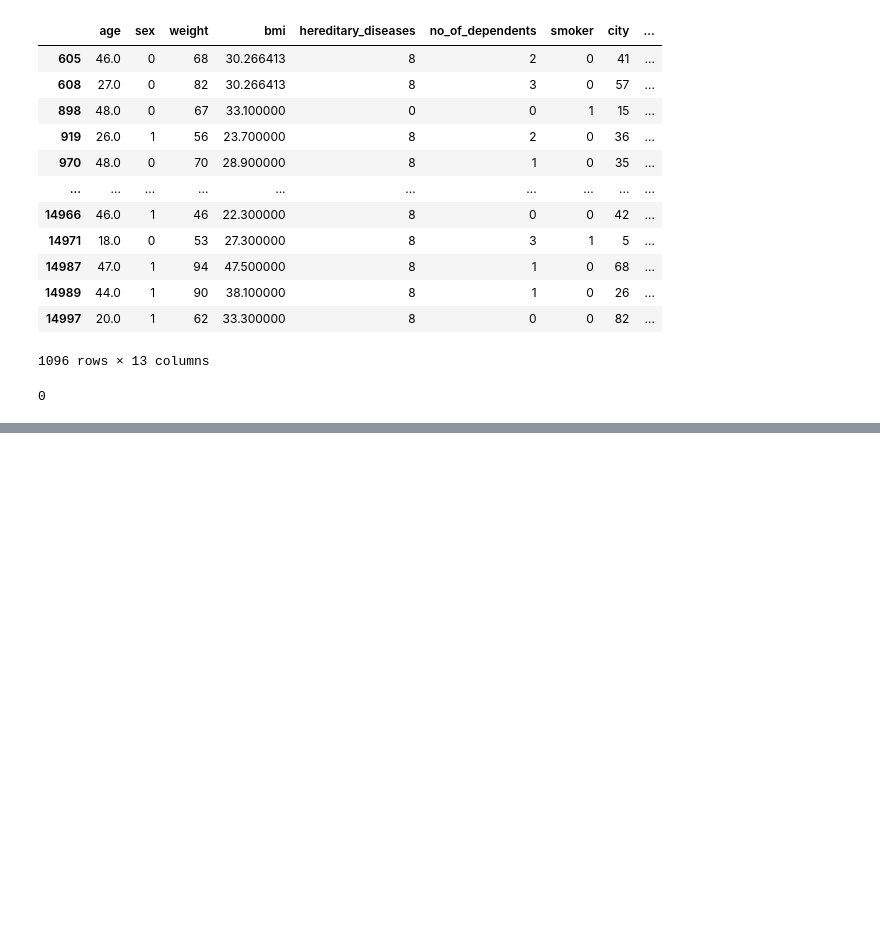
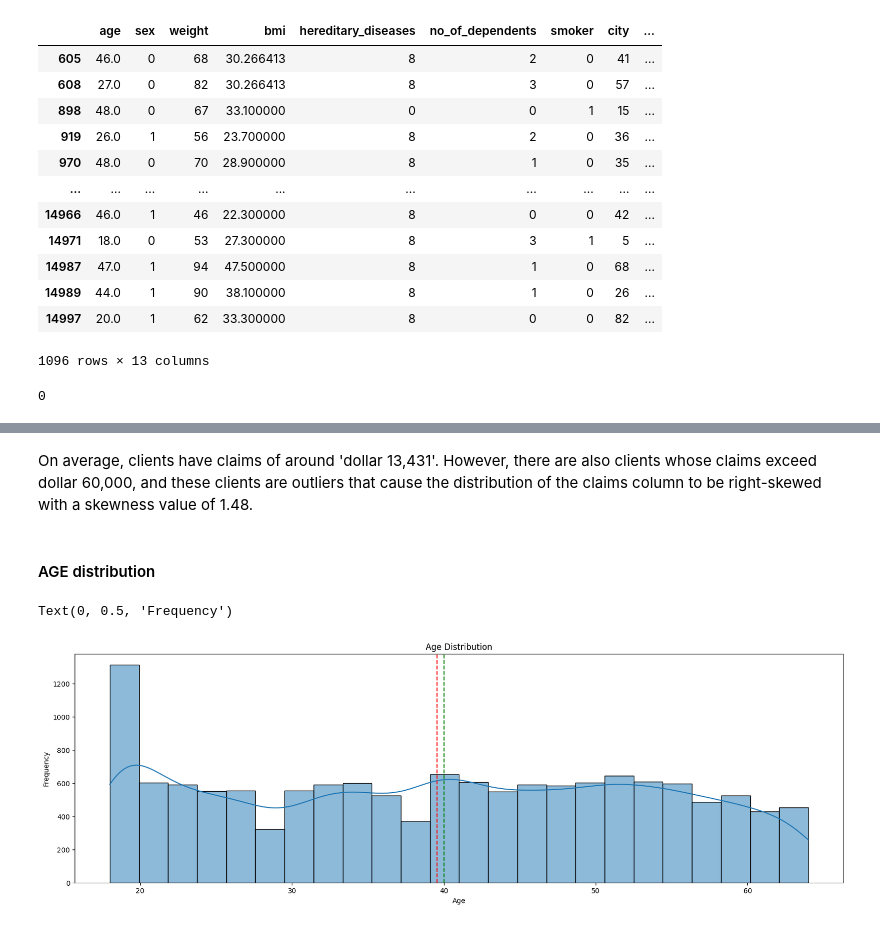
Before and after one commit to arun-ekambaram/Health-Insurance-Claim-Prediction, a Jupyter notebook: experiment.ipynb, the cells around one changed output, grey strips where cells are left out. Cells and saved outputs as stored; diff of their text form; code cells hidden in the pictures; blank space fills up the shorter version.

```diff
--- a/experiment.ipynb
+++ b/experiment.ipynb
@@ -205,0 +227,15 @@ updated_df.duplicated().sum()
+# %% [markdown]
+On average, clients have claims of around 'dollar 13,431'. However, there are also clients whose claims exceed dollar 60,000, and these clients are outliers that cause the distribution of the claims column to be right-skewed with a skewness value of 1.48.
+# %% [markdown]
+#### AGE distribution
+# %%
+plt.figure(figsize=(20, 6))
+sns.histplot(x='age', data=updated_df, kde=True)
+plt.axvline(updated_df.age.mean(), color='r', linestyle='--', label='Mean')
+plt.axvline(updated_df.age.median(), color='g', linestyle='--', label='Median')
+plt.title('Age Distribution')
+plt.xlabel('Age')
+plt.ylabel('Frequency')
+# %% [output]
+Text(0, 0.5, 'Frequency')
+[figure, added]
```
Also changed, not shown: parts of 18 cells of this notebook.
